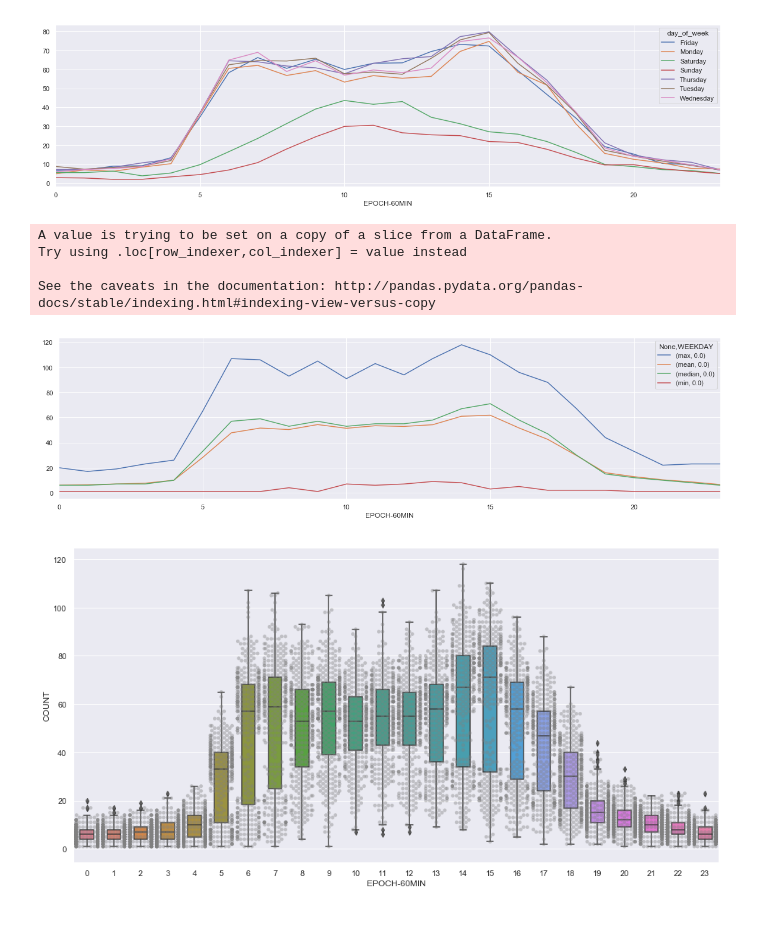
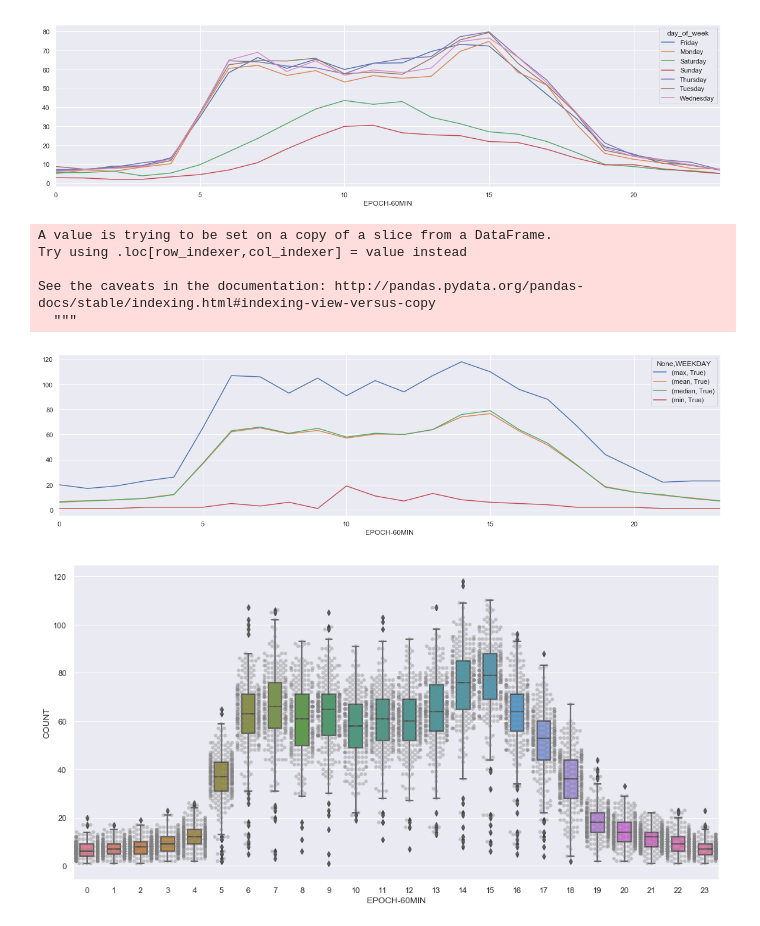
Before and after one commit to jaworra/Jupyter-Notebooks, a Jupyter notebook: here_analysis.ipynb, the cells around one changed output. Drawn from its saved outputs; the diff is of its cells as text; code cells hidden in the pictures.

```diff
--- a/here_analysis.ipynb
+++ b/here_analysis.ipynb
@@ -307,20 +307,22 @@ here_links_rel_col.pivot_table(
 [figure]
 # %%
 # just weekdays statistics
-here_links_rel_col['WEEKDAY'] = ((pd.DatetimeIndex(here_links_rel_col.index).dayofweek) // 5 == 1).astype(float)
-mask = here_links_rel_col['WEEKDAY'] == 0
-here_links_rel_col_weekdays = here_links_rel_col.loc[mask]
+here_links_rel_col['WEEKDAY']= ~here_links_rel_col['day_of_week'].str.contains('Saturday|Sunday', na=False)
+mask=~here_links_rel_col['day_of_week'].str.contains('Saturday|Sunday', na=False)
+here_links_rel_col_weekdays = here_links_rel_col.loc[mask] #just weekdays
+
 
 here_links_rel_col_weekdays.pivot_table(
     index = 'EPOCH-60MIN',
     columns ='WEEKDAY',
     values = 'COUNT',   aggfunc=('max','median','mean','min'), fill_value=0).plot(subplots=False, figsize=(20, 5), grid= True);
 # %% [output]
 A value is trying to be set on a copy of a slice from a DataFrame.
 Try using .loc[row_indexer,col_indexer] = value instead
 
 See the caveats in the documentation: http://pandas.pydata.org/pandas-docs/stable/indexing.html#indexing-view-versus-copy
+  """
-[figure, old version]
+[figure, new version]
 # %%
 #shows distribution on weekday count
 bplot=sns.boxplot(y='COUNT', x='EPOCH-60MIN',
@@ -334,7 +336,7 @@ bplot=sns.swarmplot(y='COUNT', x='EPOCH-60MIN',
               color='grey',
               alpha=0.4)
 # %% [output]
-[figure, old version]
+[figure, new version]
 # %%
 # add violin plot
 fig, axes = plt.subplots()
```
Also changed, not shown: parts of 12 cells of this notebook.
